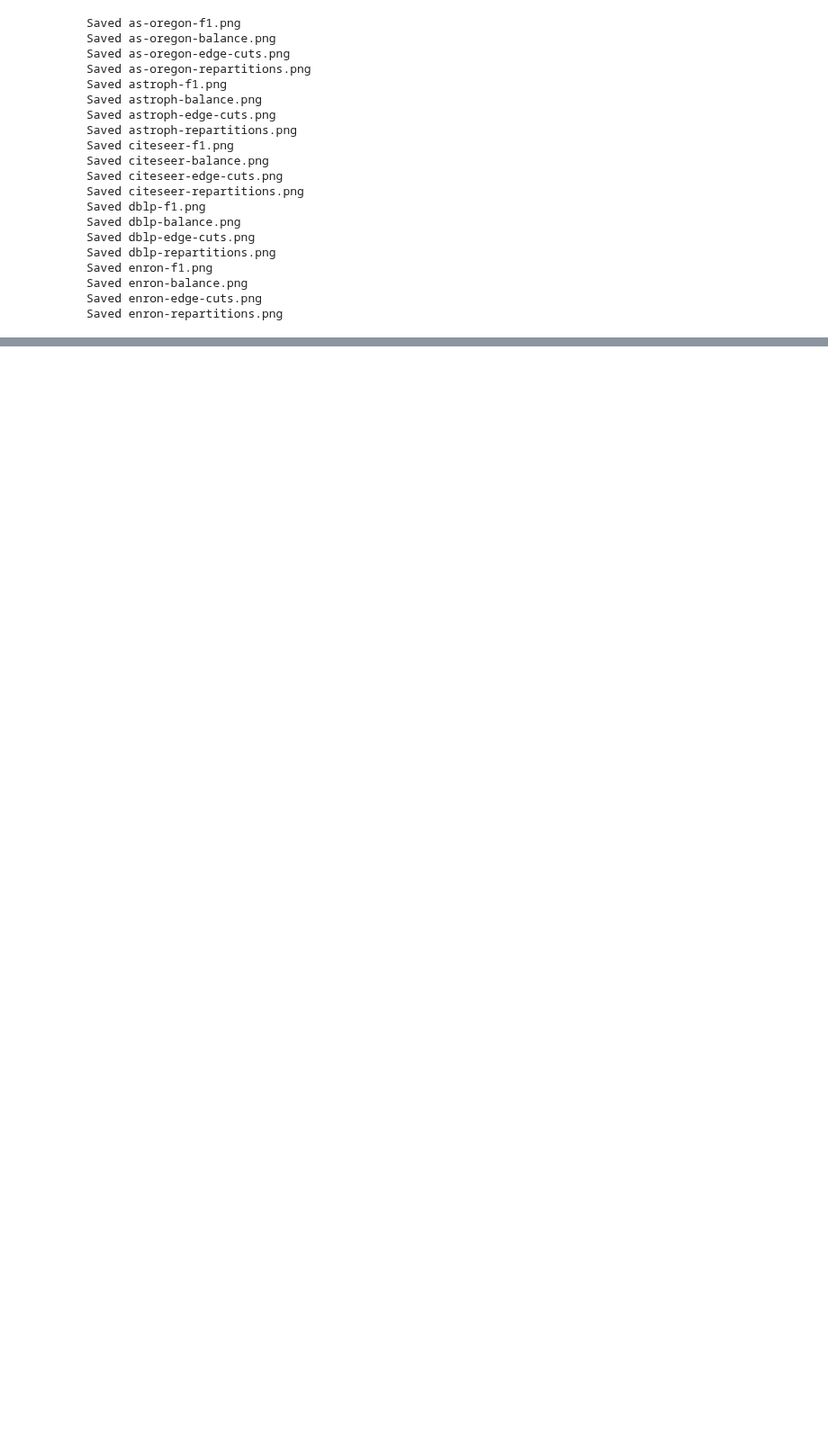
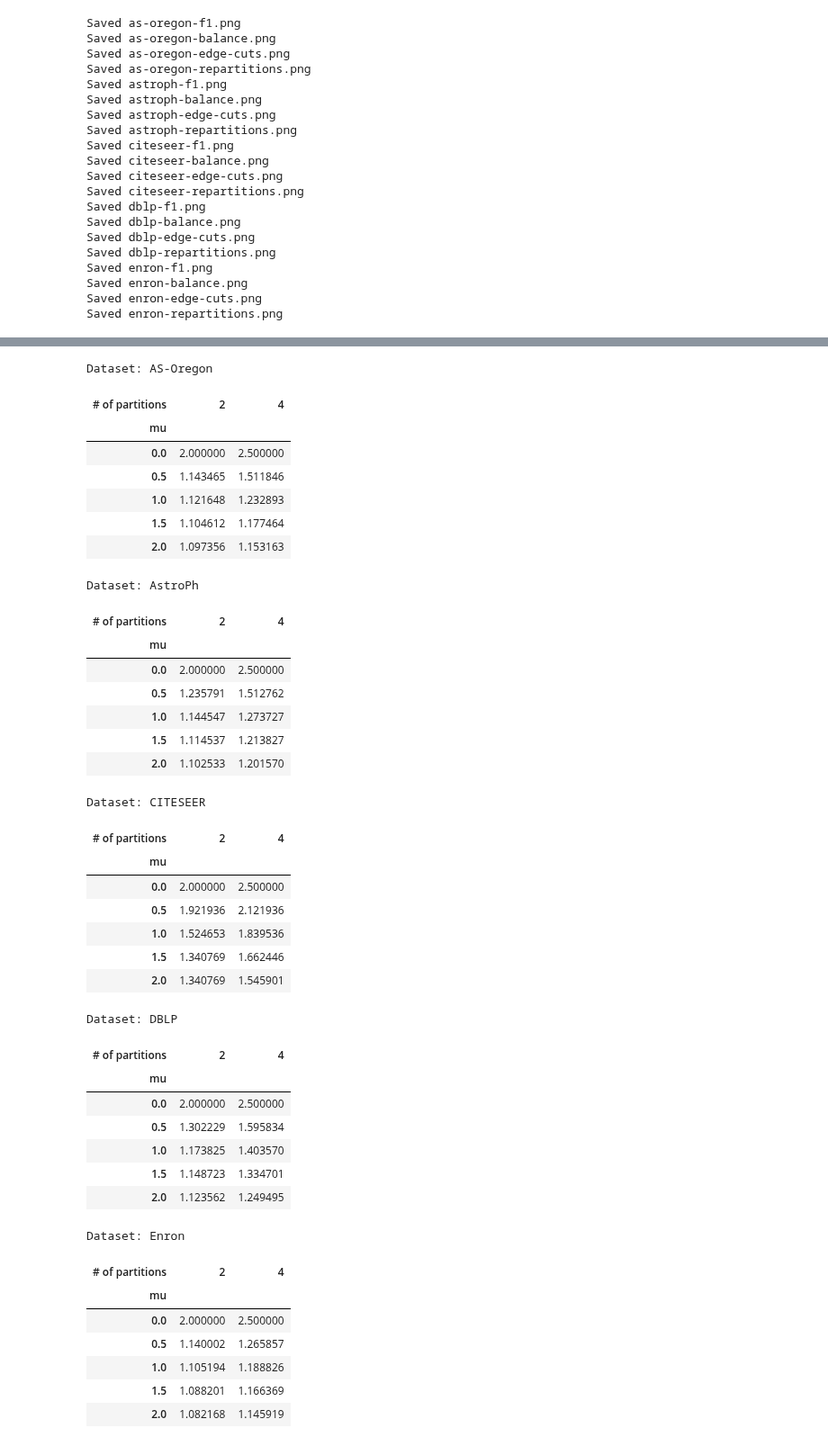
Before and after one commit to fantastic001/VertexVoyage, a Jupyter notebook: notebooks/analyze_results.ipynb, the cells around one changed output, grey strips where cells are left out. Shown at 90% size. Saved outputs shown, nothing was run; the diff lists cells and outputs as text; code cells hidden in the pictures; blank space fills up the shorter version.

```diff
--- a/notebooks/analyze_results.ipynb
+++ b/notebooks/analyze_results.ipynb
@@ -508,0 +632,45 @@ Saved enron-repartitions.png
+# %%
+for dataset, ds_df in df.groupby("Dataset"):
+    print(f"Dataset: {dataset}")
+    display(ds_df.pivot(index="mu", columns="# of partitions", values="Average Balance"))
+# %% [output]
+Dataset: AS-Oregon
+| # of partitions | 2 | 4 |
+| mu |  |  |
+| 0.0 | 2.000000 | 2.500000 |
+| 0.5 | 1.143465 | 1.511846 |
+| 1.0 | 1.121648 | 1.232893 |
+| 1.5 | 1.104612 | 1.177464 |
+| 2.0 | 1.097356 | 1.153163 |
+Dataset: AstroPh
+| # of partitions | 2 | 4 |
+| mu |  |  |
+| 0.0 | 2.000000 | 2.500000 |
+| 0.5 | 1.235791 | 1.512762 |
+| 1.0 | 1.144547 | 1.273727 |
+| 1.5 | 1.114537 | 1.213827 |
+| 2.0 | 1.102533 | 1.201570 |
+Dataset: CITESEER
+| # of partitions | 2 | 4 |
+| mu |  |  |
+| 0.0 | 2.000000 | 2.500000 |
+| 0.5 | 1.921936 | 2.121936 |
+| 1.0 | 1.524653 | 1.839536 |
+| 1.5 | 1.340769 | 1.662446 |
+| 2.0 | 1.340769 | 1.545901 |
+Dataset: DBLP
+| # of partitions | 2 | 4 |
+| mu |  |  |
+| 0.0 | 2.000000 | 2.500000 |
+| 0.5 | 1.302229 | 1.595834 |
+| 1.0 | 1.173825 | 1.403570 |
+| 1.5 | 1.148723 | 1.334701 |
+| 2.0 | 1.123562 | 1.249495 |
+Dataset: Enron
+| # of partitions | 2 | 4 |
+| mu |  |  |
+| 0.0 | 2.000000 | 2.500000 |
+| 0.5 | 1.140002 | 1.265857 |
+| 1.0 | 1.105194 | 1.188826 |
+| 1.5 | 1.088201 | 1.166369 |
+| 2.0 | 1.082168 | 1.145919 |
```
Also changed, not shown: parts of 9 cells of this notebook, 6 other files.
